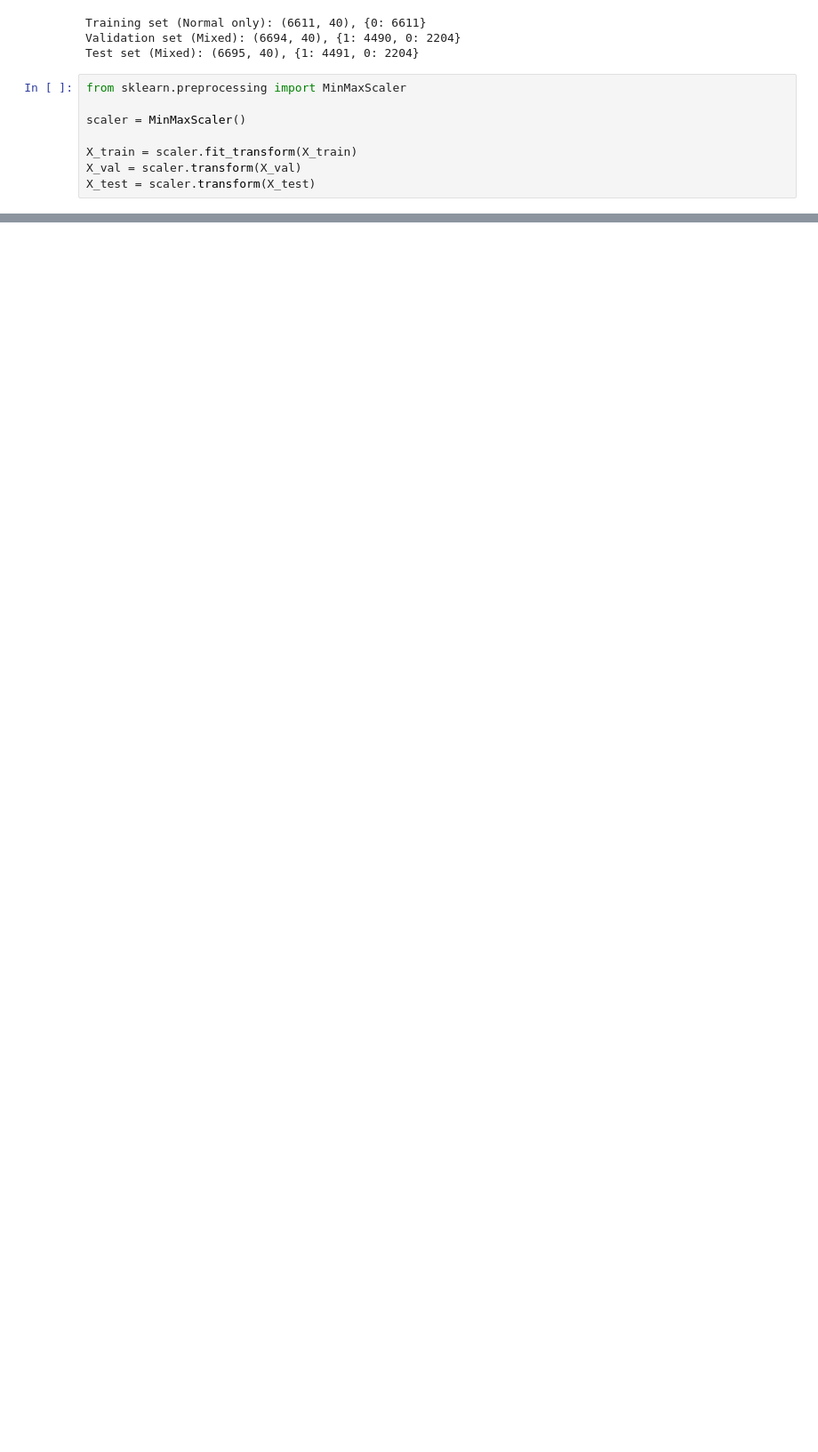
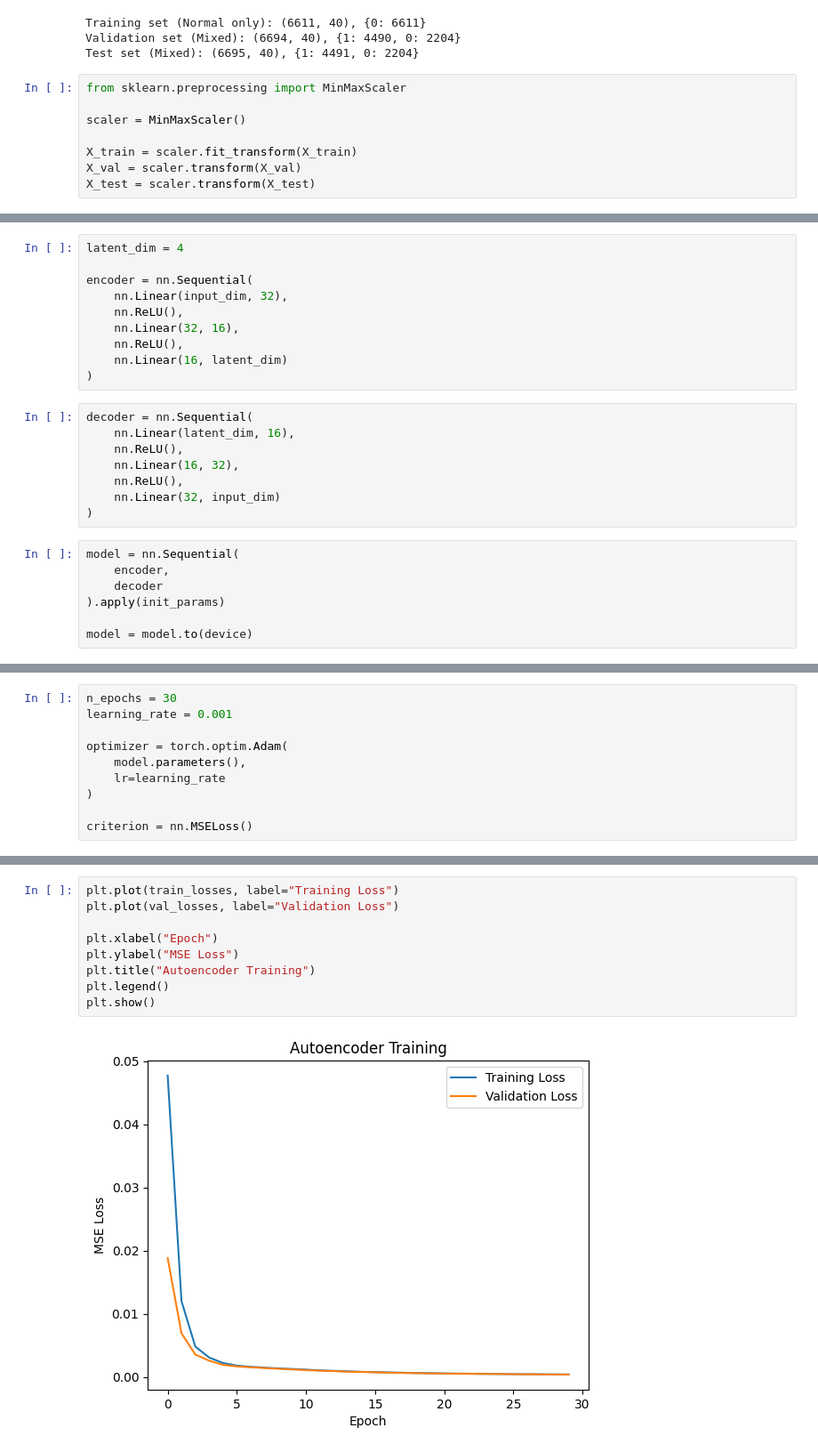
Before and after one commit to claramanolache/DeepLearning, a Jupyter notebook: Generative_Networks.ipynb, the cells around one changed output, grey strips where cells are left out. Shown at 89% size. Cells and saved outputs as stored; diff of their text form; blank space fills up the shorter version.

```diff
--- a/Generative_Networks.ipynb
+++ b/Generative_Networks.ipynb
@@ -263 +325,26 @@ X_test = scaler.transform(X_test)
+# %%
+latent_dim = 4
+
+encoder = nn.Sequential(
+    nn.Linear(input_dim, 32),
+    nn.ReLU(),
+    nn.Linear(32, 16),
+    nn.ReLU(),
+    nn.Linear(16, latent_dim)
+)
+# %%
+decoder = nn.Sequential(
+    nn.Linear(latent_dim, 16),
+    nn.ReLU(),
+    nn.Linear(16, 32),
+    nn.ReLU(),
+    nn.Linear(32, input_dim)
+)
+# %%
+model = nn.Sequential(
+    encoder,
+    decoder
+).apply(init_params)
+
+model = model.to(device)
 # %% [markdown]
@@ -273,0 +352,10 @@ encoder = nn.Sequential(
+# %%
+n_epochs = 30
+learning_rate = 0.001
+
+optimizer = torch.optim.Adam(
+    model.parameters(),
+    lr=learning_rate
+)
+
+criterion = nn.MSELoss()
@@ -273,0 +430,11 @@ encoder = nn.Sequential(
+# %%
+plt.plot(train_losses, label="Training Loss")
+plt.plot(val_losses, label="Validation Loss")
+
+plt.xlabel("Epoch")
+plt.ylabel("MSE Loss")
+plt.title("Autoencoder Training")
+plt.legend()
+plt.show()
+# %% [output]
+[figure, added]
```
Also changed, not shown: parts of 22 cells of this notebook.
